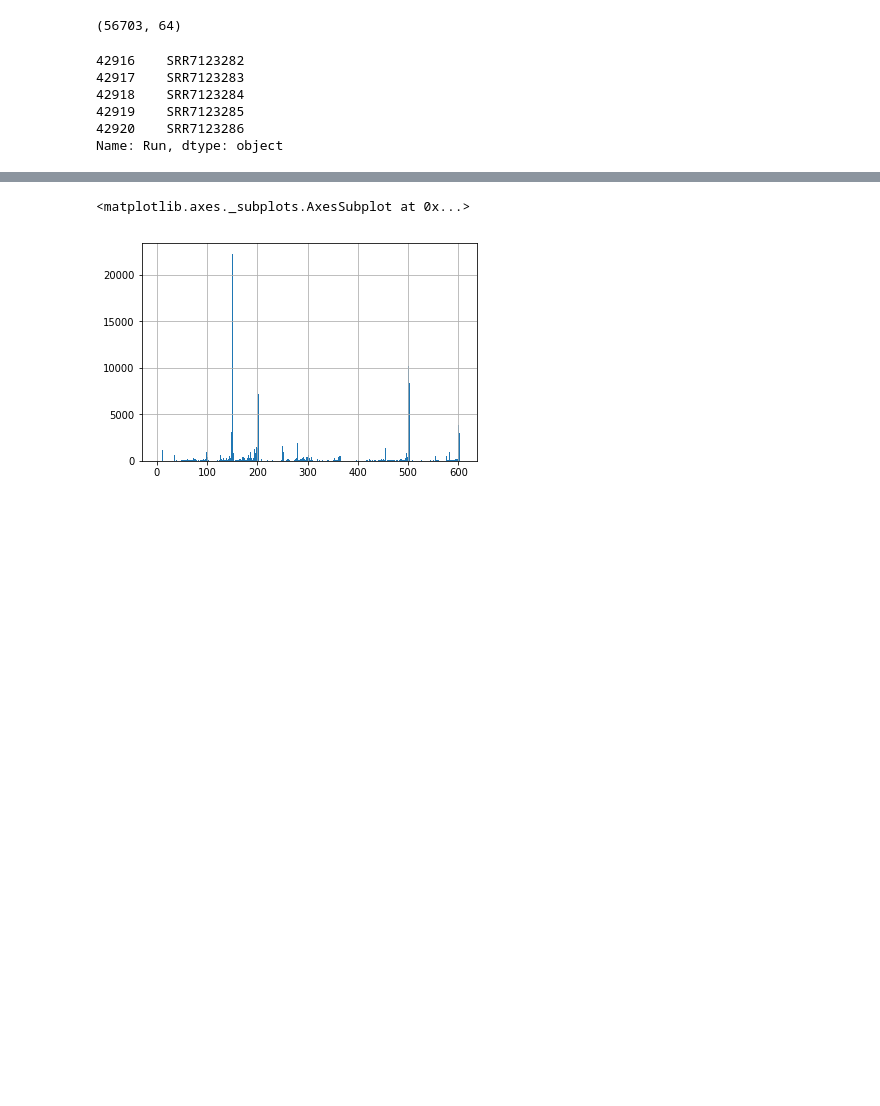
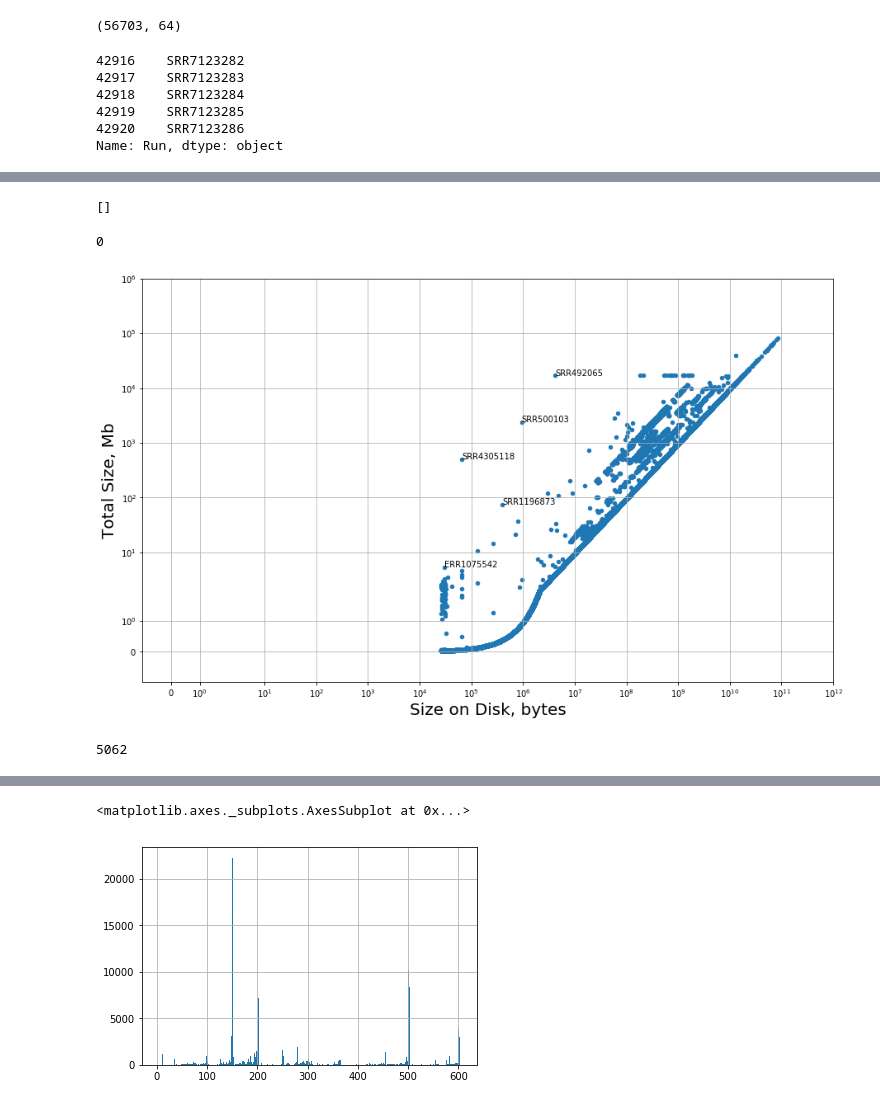
Before and after one commit to ratschlab/metagraph, a Jupyter notebook: SRA.ipynb, the cells around one changed output, grey strips where cells are left out. Saved outputs shown, nothing was run; the diff lists cells and outputs as text; code cells hidden in the pictures; blank space fills up the shorter version.

```diff
--- a/SRA.ipynb
+++ b/SRA.ipynb
@@ -203,7 +250,7 @@ df[(df['Organism Name'] == 'human gut metagenome') &
 42920    SRR7123286
 Name: Run, dtype: object
 # %%
-df[(df['Organism Name'] == 'human gut metagenome') &
-   (df['Instrument'].apply(lambda x: x.startswith('Illumina'))) &
-   (df['avgLength'].values >= 150) &
-   (df['avgLength'].values <= 500)].size_MB.sum() / 1024 / 1024
+filtered_df = df[(df['Organism Name'] == 'human gut metagenome') &
+                 (df['Instrument'].apply(lambda x: x.startswith('Illumina'))) &
+                 (df['avgLength'].values >= 150) &
+                 (df['avgLength'].values <= 500)]
@@ -247,0 +331,7 @@ df[(df['Organism Name'] == 'human gut metagenome') &
+# %%
+missing = list(set(list(runs.values)) -
+               set([x.split('/')[-1].split('.')[0] for x in files_converted]) -
+               set([x.split('/')[-1][:-4] for x in files_downloaded]))
+missing
+# %% [output]
+[]
@@ -247,0 +342,10 @@ df[(df['Organism Name'] == 'human gut metagenome') &
+# %%
+len(empty)
+# %% [output]
+0
+# %%
+DIR = '/cluster/home/mikhaika/metagenome/benchmark_human_metagenome/nobackup/human_gut_sra'
+
+filtered_df['RealSize'] = filtered_df.Run.apply(
+    lambda x: os.path.getsize(DIR + '/' + x + '.sra')
+)
@@ -247,0 +354,20 @@ df[(df['Organism Name'] == 'human gut metagenome') &
+# %%
+fig, ax = plt.subplots(figsize=(15, 9))
+filtered_df.plot.scatter('RealSize', 'Total Size, Mb', ax=ax)
+ax.set_xscale('symlog')
+ax.set_yscale('symlog')
+ax.set_xlim([-1, 10**12])
+ax.set_ylim([-1, 10**6])
+ax.set_ylabel('Total Size, Mb', size=20)
+ax.set_xlabel('Size on Disk, bytes', size=20)
+for i in np.argsort(filtered_df['Total Size, Mb'] / filtered_df['RealSize'])[::-1][:5].values:
+    ax.annotate(filtered_df.iloc[i].loc['Run'], xy=(filtered_df.iloc[i].loc['RealSize'],
+                                                    filtered_df.iloc[i].loc['Total Size, Mb']))
+plt.grid()
+plt.show()
+# %% [output]
+[figure, added]
+# %%
+sum(filtered_df.size_MB == 0)
+# %% [output]
+5062
```
Also changed, not shown: parts of 29 cells of this notebook, 1 other file.
